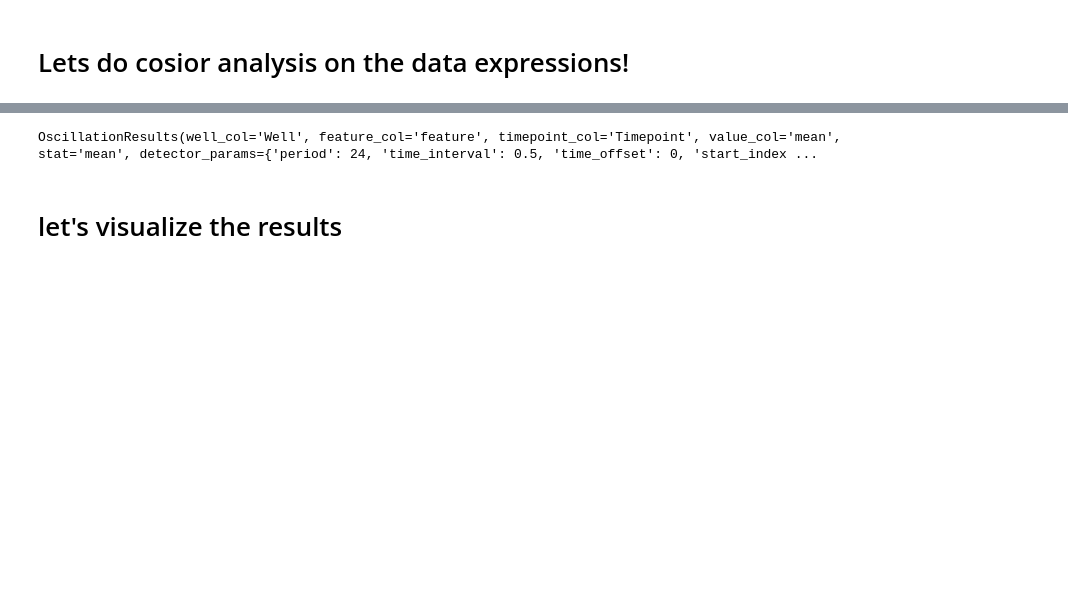
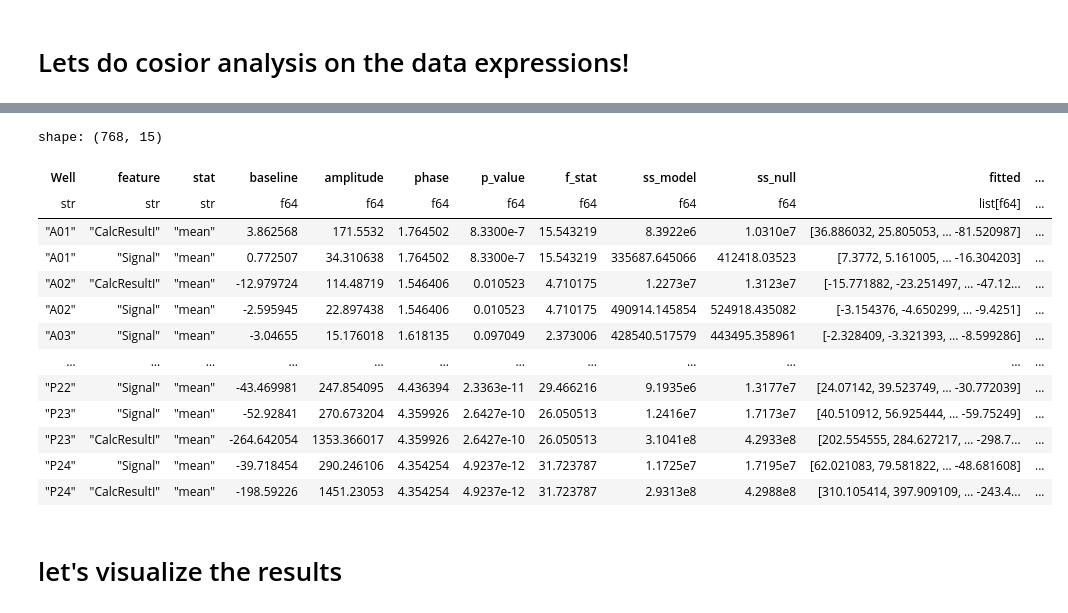
Before and after one commit to derfelterciano/PartchLab, a Jupyter notebook: circadian_rhythms/live_cell_painting/data_processing/enVision_cosinor.ipynb, the cells around one changed output, grey strips where cells are left out. Saved outputs shown, nothing was run; the diff lists cells and outputs as text; code cells hidden in the pictures; blank space fills up the shorter version.

```diff
--- a/circadian_rhythms/live_cell_painting/data_processing/enVision_cosinor.ipynb
+++ b/circadian_rhythms/live_cell_painting/data_processing/enVision_cosinor.ipynb
@@ -88,9 +88,22 @@ result: OscillationResults = detect(
     detector=model
 )
 # %%
-print(result)
+display(result.scan_results().collect())
 # %% [output]
-OscillationResults(well_col='Well', feature_col='feature', timepoint_col='Timepoint', value_col='mean', stat='mean', detector_params={'period': 24, 'time_interval': 0.5, 'time_offset': 0, 'start_index ...
+shape: (768, 15)
+| Well | feature | stat | baseline | amplitude | phase | p_value | f_stat | ss_model | ss_null | fitted | ... |
+| str | str | str | f64 | f64 | f64 | f64 | f64 | f64 | f64 | list[f64] | ... |
+| "A01" | "CalcResultI" | "mean" | 3.862568 | 171.5532 | 1.764502 | 8.3300e-7 | 15.543219 | 8.3922e6 | 1.0310e7 | [36.886032, 25.805053, … -81.520987] | ... |
+| "A01" | "Signal" | "mean" | 0.772507 | 34.310638 | 1.764502 | 8.3300e-7 | 15.543219 | 335687.645066 | 412418.03523 | [7.3772, 5.161005, … -16.304203] | ... |
+| "A02" | "CalcResultI" | "mean" | -12.979724 | 114.48719 | 1.546406 | 0.010523 | 4.710175 | 1.2273e7 | 1.3123e7 | [-15.771882, -23.251497, … -47.12... | ... |
+| "A02" | "Signal" | "mean" | -2.595945 | 22.897438 | 1.546406 | 0.010523 | 4.710175 | 490914.145854 | 524918.435082 | [-3.154376, -4.650299, … -9.4251] | ... |
+| "A03" | "Signal" | "mean" | -3.04655 | 15.176018 | 1.618135 | 0.097049 | 2.373006 | 428540.517579 | 443495.358961 | [-2.328409, -3.321393, … -8.599286] | ... |
+| … | … | … | … | … | … | … | … | … | … | … | ... |
+| "P22" | "Signal" | "mean" | -43.469981 | 247.854095 | 4.436394 | 2.3363e-11 | 29.466216 | 9.1935e6 | 1.3177e7 | [24.07142, 39.523749, … -30.772039] | ... |
+| "P23" | "Signal" | "mean" | -52.92841 | 270.673204 | 4.359926 | 2.6427e-10 | 26.050513 | 1.2416e7 | 1.7173e7 | [40.510912, 56.925444, … -59.75249] | ... |
+| "P23" | "CalcResultI" | "mean" | -264.642054 | 1353.366017 | 4.359926 | 2.6427e-10 | 26.050513 | 3.1041e8 | 4.2933e8 | [202.554555, 284.627217, … -298.7... | ... |
+| "P24" | "Signal" | "mean" | -39.718454 | 290.246106 | 4.354254 | 4.9237e-12 | 31.723787 | 1.1725e7 | 1.7195e7 | [62.021083, 79.581822, … -48.681608] | ... |
+| "P24" | "CalcResultI" | "mean" | -198.59226 | 1451.23053 | 4.354254 | 4.9237e-12 | 31.723787 | 2.9313e8 | 4.2988e8 | [310.105414, 397.909109, … -243.4... | ... |
 # %% [markdown]
 # let's visualize the results
 # %%
```
Also changed, not shown: parts of 3 cells of this notebook.
